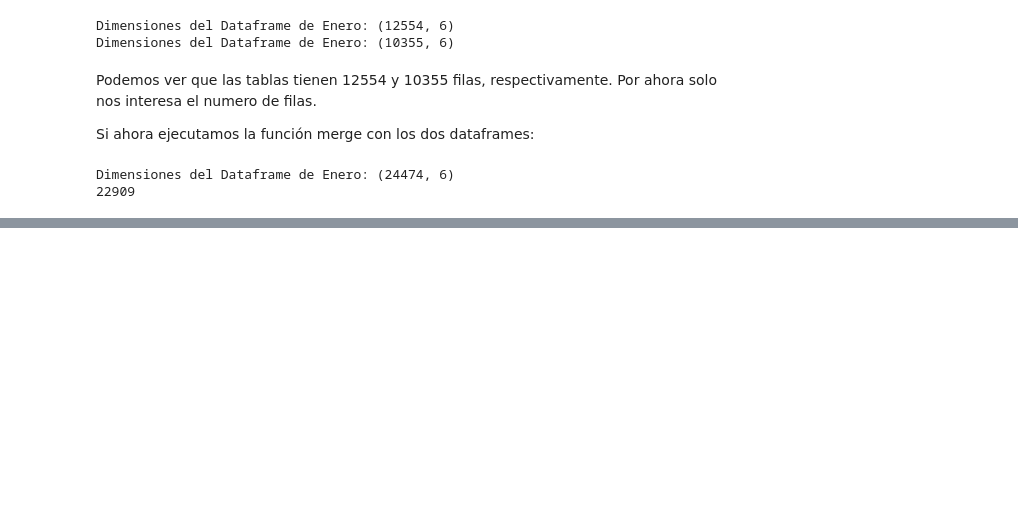
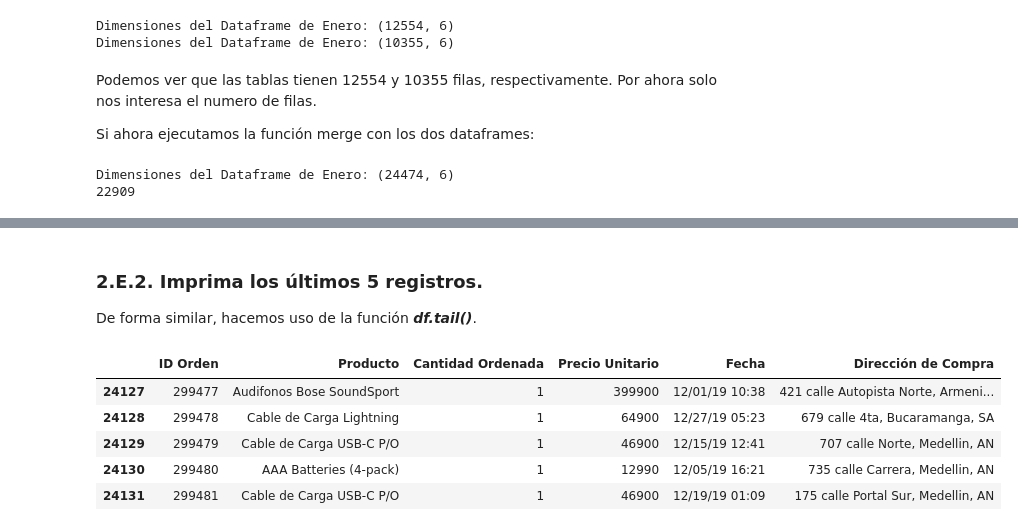
Before and after one commit to Exynix/DataAnalytics, a Jupyter notebook: lab00/lab00.ipynb, the cells around one changed output, grey strips where cells are left out. Cells and saved outputs as stored; diff of their text form; code cells hidden in the pictures; blank space fills up the shorter version.

```diff
--- a/lab00/lab00.ipynb
+++ b/lab00/lab00.ipynb
@@ -200,0 +256,12 @@ print(mergedDf.shape)
+# %% [markdown]
+### 2.E.2. Imprima los últimos 5 registros.
+De forma similar, hacemos uso de la función ***df.tail()***.
+# %%
+ventasAnuales.tail(5)
+# %% [output]
+|  | ID Orden | Producto | Cantidad Ordenada | Precio Unitario | Fecha | Dirección de Compra |
+| 24127 | 299477 | Audifonos Bose SoundSport | 1 | 399900 | 12/01/19 10:38 | 421 calle Autopista Norte, Armeni... |
+| 24128 | 299478 | Cable de Carga Lightning | 1 | 64900 | 12/27/19 05:23 | 679 calle 4ta, Bucaramanga, SA |
+| 24129 | 299479 | Cable de Carga USB-C P/O | 1 | 46900 | 12/15/19 12:41 | 707 calle Norte, Medellin, AN |
+| 24130 | 299480 | AAA Batteries (4-pack) | 1 | 12990 | 12/05/19 16:21 | 735 calle Carrera, Medellin, AN |
+| 24131 | 299481 | Cable de Carga USB-C P/O | 1 | 46900 | 12/19/19 01:09 | 175 calle Portal Sur, Medellin, AN |
```
Also changed, not shown: parts of 21 cells of this notebook, 1 other file.
